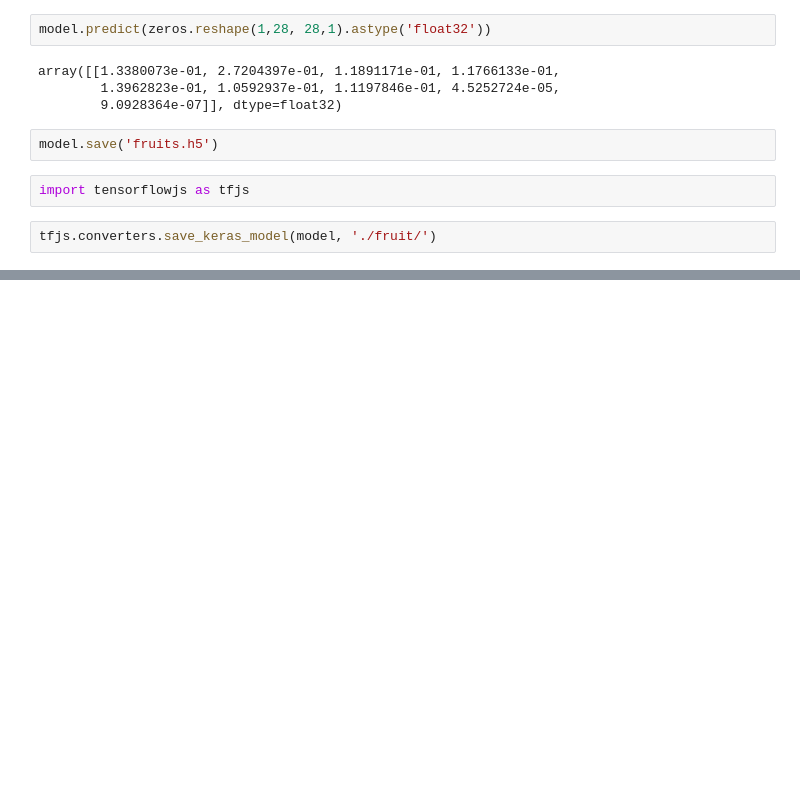
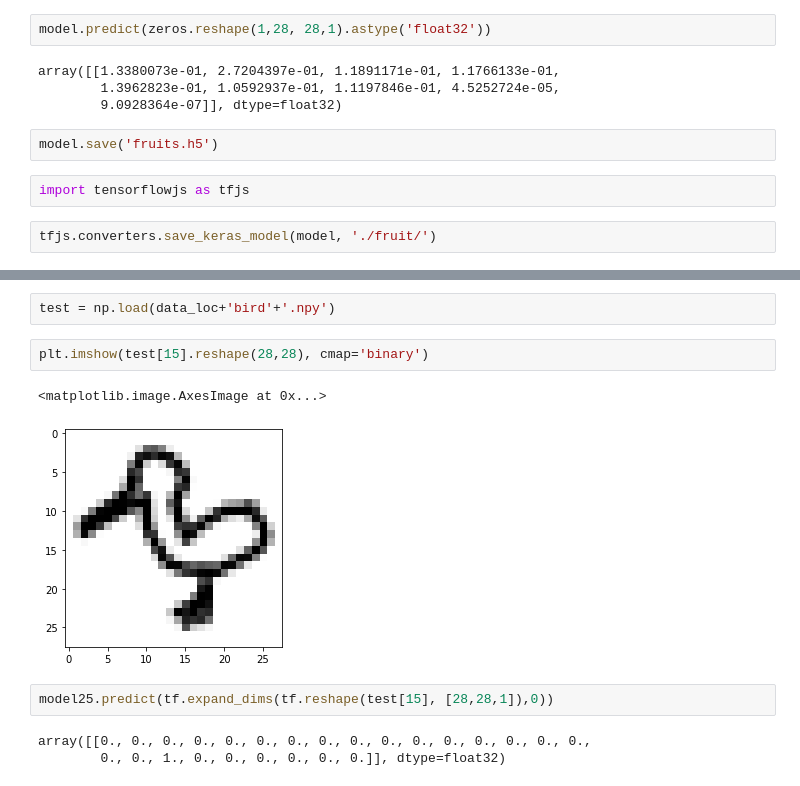
Before and after one commit to ccchiang92/Doodles, a Jupyter notebook: model/fruits_test_model.ipynb, the cells around one changed output, grey strips where cells are left out. Cells and saved outputs as stored; diff of their text form; blank space fills up the shorter version.

```diff
--- a/model/fruits_test_model.ipynb
+++ b/model/fruits_test_model.ipynb
@@ -230,0 +240,12 @@ tfjs.converters.save_keras_model(model, './fruit/')
+# %%
+test = np.load(data_loc+'bird'+'.npy')
+# %%
+plt.imshow(test[15].reshape(28,28), cmap='binary')
+# %% [output]
+<matplotlib.image.AxesImage at 0x...>
+[figure, added]
+# %%
+model25.predict(tf.expand_dims(tf.reshape(test[15], [28,28,1]),0))
+# %% [output]
+array([[0., 0., 0., 0., 0., 0., 0., 0., 0., 0., 0., 0., 0., 0., 0., 0.,
+        0., 0., 1., 0., 0., 0., 0., 0., 0.]], dtype=float32)
```
Also changed, not shown: parts of 10 cells of this notebook, 11 other files.
